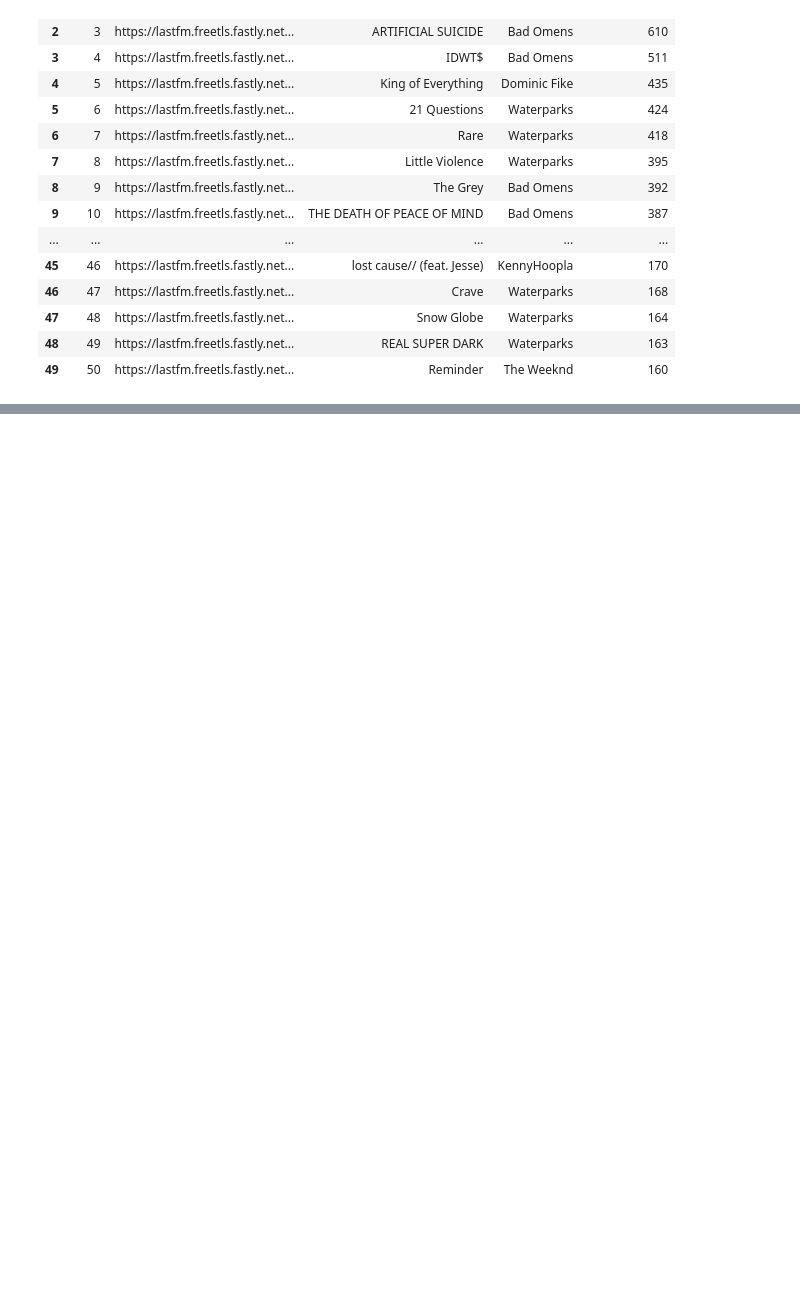
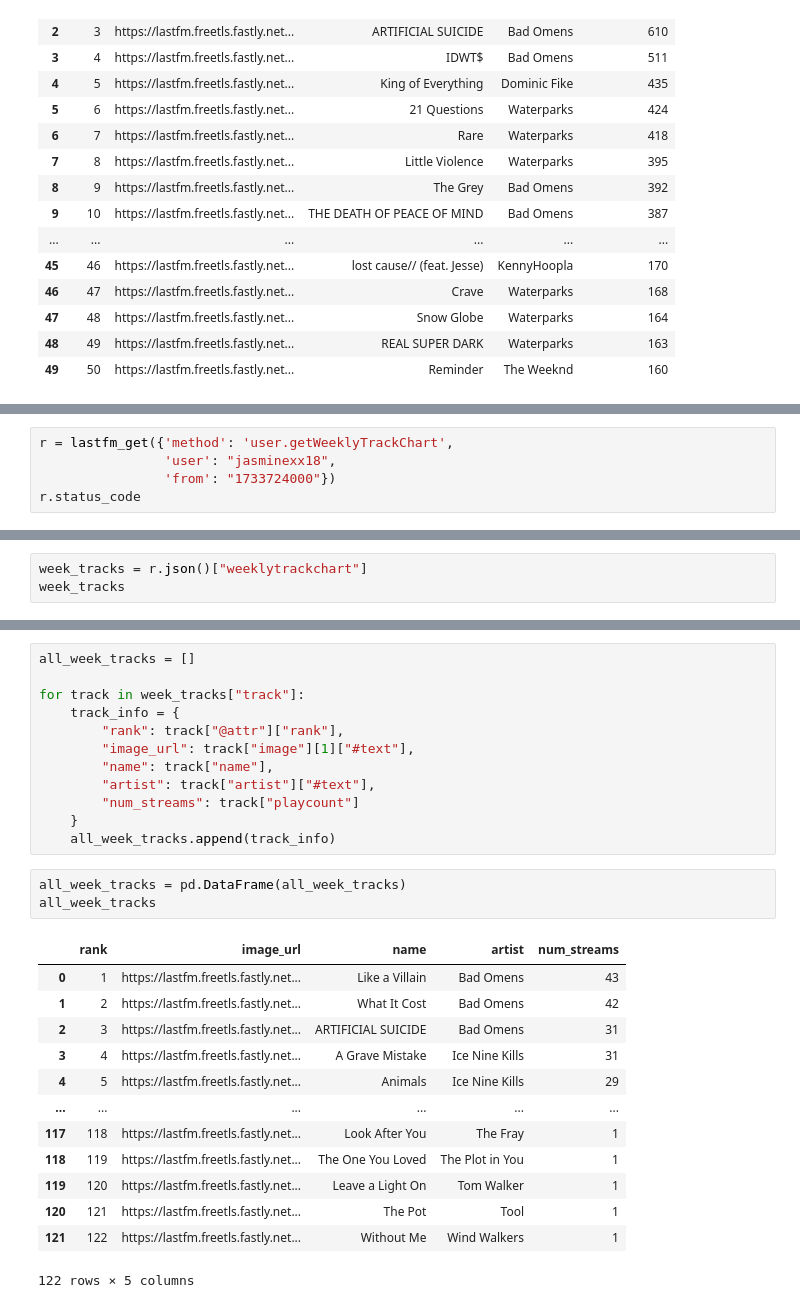
Before and after one commit to jasminex21/spotify_dashboard, a Jupyter notebook: testing/lastfm_testing.ipynb, the cells around one changed output, grey strips where cells are left out. Cells and saved outputs as stored; diff of their text form; blank space fills up the shorter version.

```diff
--- a/testing/lastfm_testing.ipynb
+++ b/testing/lastfm_testing.ipynb
@@ -166,0 +169,5 @@ all_top_tracks
+# %%
+r = lastfm_get({'method': 'user.getWeeklyTrackChart',
+                'user': "jasminexx18",
+                'from': "1733724000"})
+r.status_code
@@ -166,0 +196,3 @@ all_top_tracks
+# %%
+week_tracks = r.json()["weeklytrackchart"]
+week_tracks
@@ -166,0 +217,29 @@ all_top_tracks
+# %%
+all_week_tracks = []
+
+for track in week_tracks["track"]:
+    track_info = {
+        "rank": track["@attr"]["rank"],
+        "image_url": track["image"][1]["#text"],
+        "name": track["name"],
+        "artist": track["artist"]["#text"],
+        "num_streams": track["playcount"]
+    }
+    all_week_tracks.append(track_info)
+# %%
+all_week_tracks = pd.DataFrame(all_week_tracks)
+all_week_tracks
+# %% [output]
+|  | rank | image_url | name | artist | num_streams |
+| 0 | 1 | https://lastfm.freetls.fastly.net... | Like a Villain | Bad Omens | 43 |
+| 1 | 2 | https://lastfm.freetls.fastly.net... | What It Cost | Bad Omens | 42 |
+| 2 | 3 | https://lastfm.freetls.fastly.net... | ARTIFICIAL SUICIDE | Bad Omens | 31 |
+| 3 | 4 | https://lastfm.freetls.fastly.net... | A Grave Mistake | Ice Nine Kills | 31 |
+| 4 | 5 | https://lastfm.freetls.fastly.net... | Animals | Ice Nine Kills | 29 |
+| ... | ... | ... | ... | ... | ... |
+| 117 | 118 | https://lastfm.freetls.fastly.net... | Look After You | The Fray | 1 |
+| 118 | 119 | https://lastfm.freetls.fastly.net... | The One You Loved | The Plot in You | 1 |
+| 119 | 120 | https://lastfm.freetls.fastly.net... | Leave a Light On | Tom Walker | 1 |
+| 120 | 121 | https://lastfm.freetls.fastly.net... | The Pot | Tool | 1 |
+| 121 | 122 | https://lastfm.freetls.fastly.net... | Without Me | Wind Walkers | 1 |
+122 rows × 5 columns
```
Also changed, not shown: parts of 8 cells of this notebook, 1 other file.
